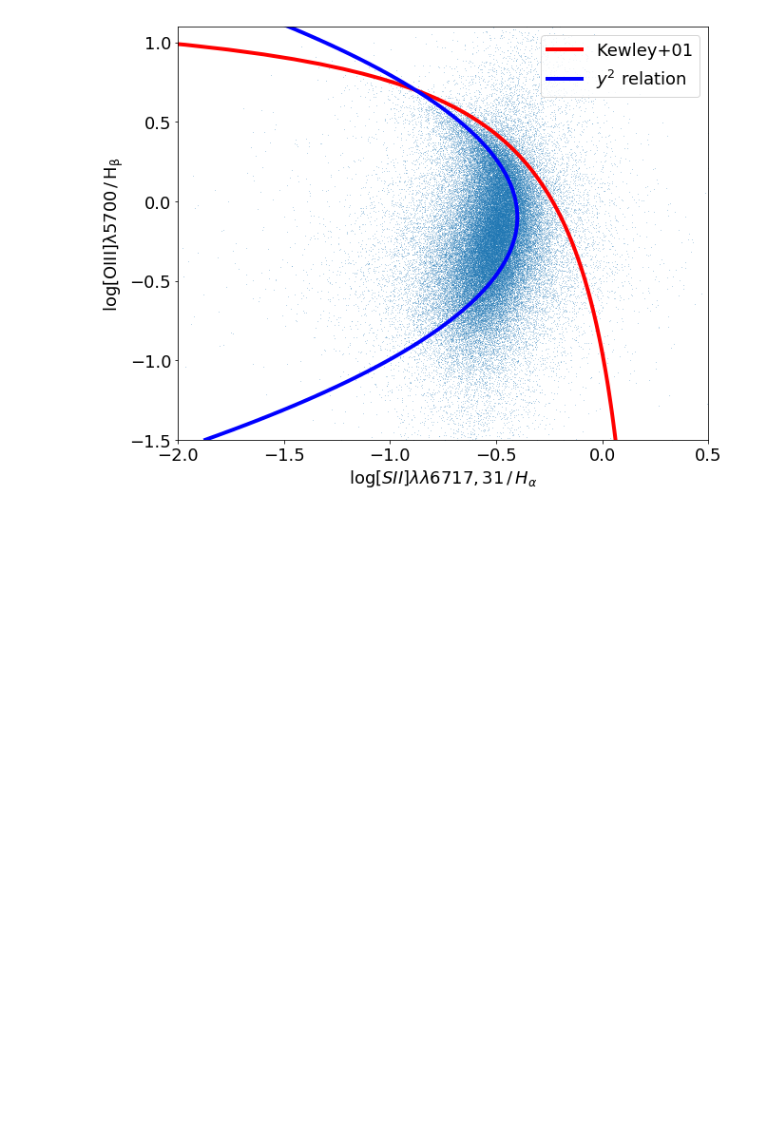
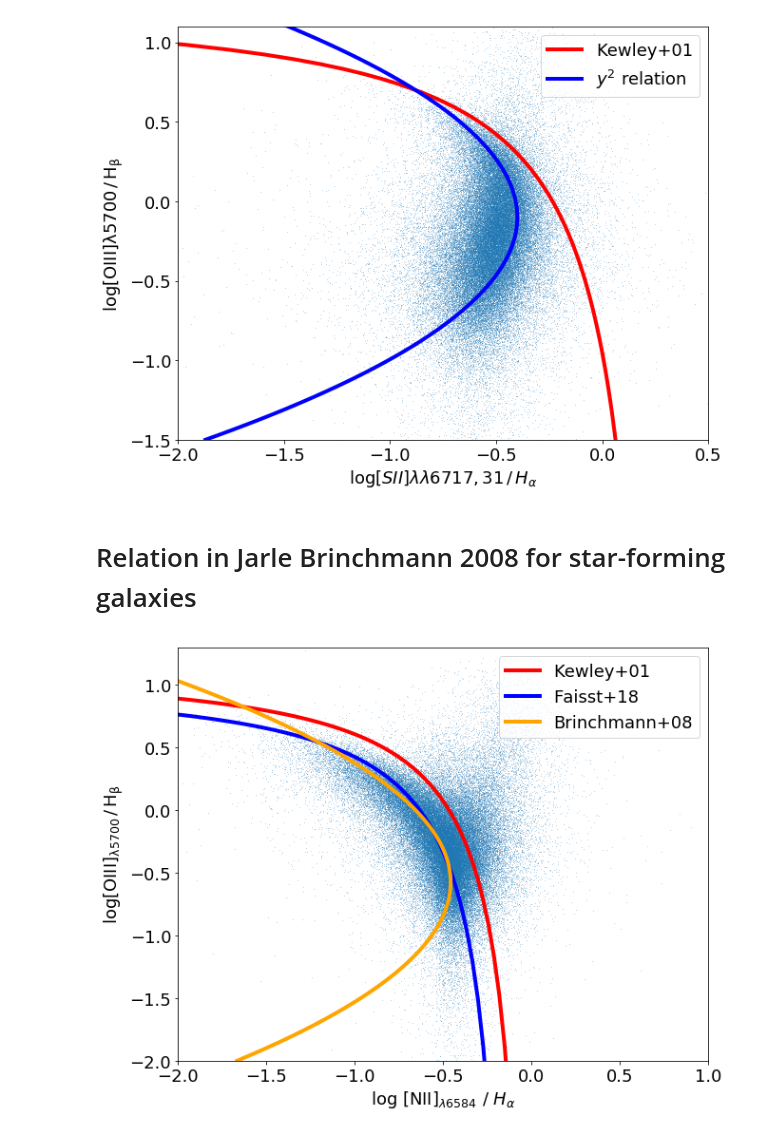
Before and after one commit to GiorgioManzoni/PAUS_code, a Jupyter notebook: 020_BPT.ipynb, the cells around one changed output. Saved outputs shown, nothing was run; the diff lists cells and outputs as text; code cells hidden in the pictures; blank space fills up the shorter version.

Commit message:
Added Brinchman+08 relation for star forming galaxies

```diff
--- a/020_BPT.ipynb
+++ b/020_BPT.ipynb
@@ -521,3 +521,39 @@ plt.savefig('../plots/20/SII_GAMA_BPT_Kewley_inverse_square.png')
 plt.show()
 # %% [output]
 [figure]
+# %% [markdown]
+# Relation in Jarle Brinchmann 2008 for star-forming galaxies
+# %%
+matplotlib.rcParams.update({'font.size': 18})
+plt.figure(figsize=(10,8))
+
+select_good_NII = np.where((SN>4)&(NQ>2)&(IS_BEST==1)&(SURVEY=='GAMA')&(NIIR_NPEG==0)&(NIIR_>0)&(OIIIR_>0))
+plt.plot(np.log10(NIIR/F_Ha)[select_good_NII],np.log10(OIIIR/F_Hb)[select_good_NII],',',alpha=0.3)
+plt.ylim(-2.,1.3)
+plt.xlim(-2.,1.)
+
+x = np.linspace(-2,1,100)
+#Faisst+18
+redshift =0.3
+y_0 = (0.61/(x + 0.138 - 0.042*(1+redshift)**2))+1.08
+root = -(+ 0.138 - 0.042*(1+redshift)**2)
+#equations 5,6,7 of Kewley et al. 2001a (pag 137)
+y_1 = 0.61/(x - 0.047)+1.19 # x = log([NII]/Ha)
+y_2 = 0.72/(x - 0.32)+1.30 # x = log([SII]6717,31/Ha)
+y_3 = 0.73/(x + 0.59)+1.33 # x = log([OI]6300/Ha)
+
+y_inv_brinch = np.linspace(-2,1.5,100)
+x_inv_brinch = -0.596*y_inv_brinch**2 -0.687*y_inv_brinch -0.655
+
+plt.plot(x[x<0.047],y_1[x<0.047],lw=4,label=r'Kewley+01',c='r')
+plt.plot(x[x<root],y_0[x<root],lw=4,label=r'Faisst+18',c='b')
+plt.plot(x_inv_brinch,y_inv_brinch,lw=4,label=r'Brinchmann+08',c='orange')
+
+plt.ylabel(r'$\log \rm{[OIII]}_{\lambda 5700} \, / \, H_{\beta}$')
+plt.xlabel(r'log [NII]$_{\lambda6584}$ / $H_{\alpha}$')
+
+plt.legend(loc=1)
+plt.savefig('../plots/20/NII_GAMA_BPT_Faisst_Kewley_Brinchmann.png')
+plt.show()
+# %% [output]
+[figure, added]
```
